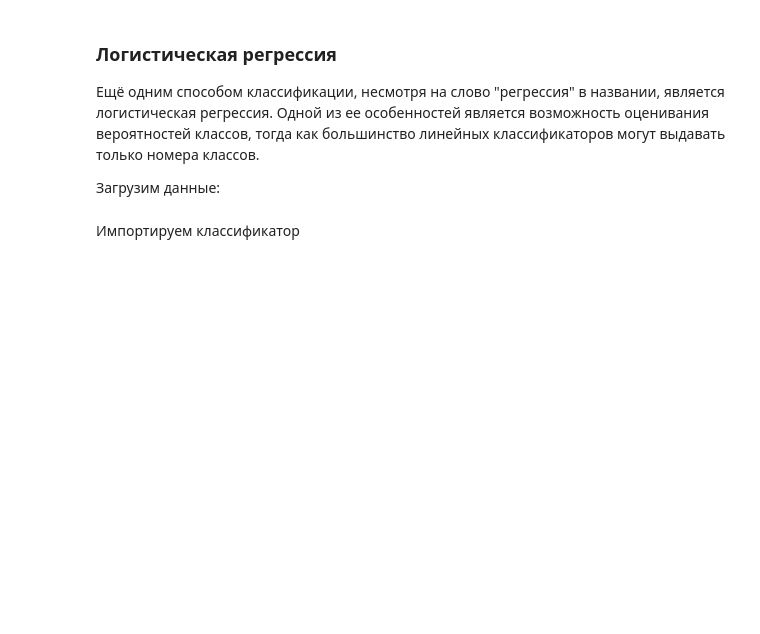
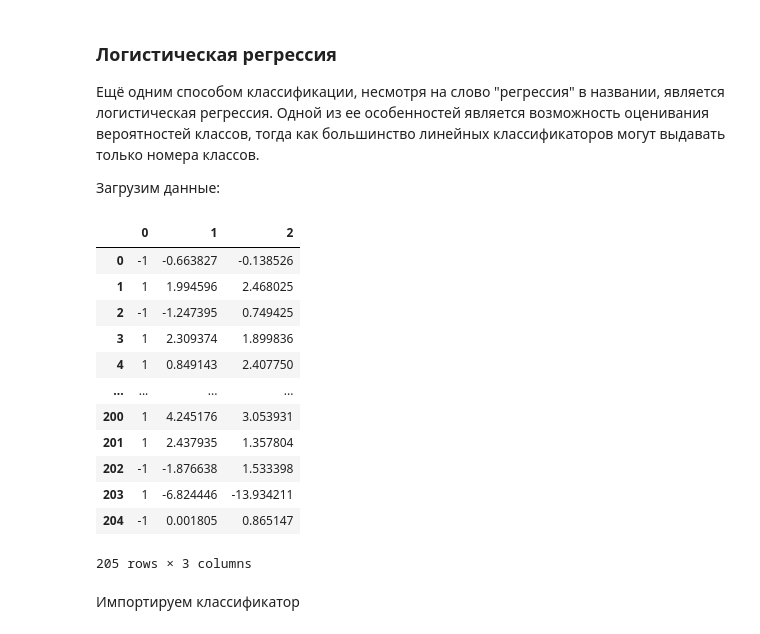
Before and after one commit to Andreyvag/programming-technologies-4, a Jupyter notebook: lab4.ipynb, the cells around one changed output. Saved outputs shown, nothing was run; the diff lists cells and outputs as text; code cells hidden in the pictures; blank space fills up the shorter version.

```diff
--- a/lab4.ipynb
+++ b/lab4.ipynb
@@ -363,8 +441,23 @@ gs.best_score_
 
 Загрузим данные:
 # %%
-data = pd.read_csv('datasets/data-logistic.csv', header=None)
+url='https://raw.githubusercontent.com/citrux/programming-technologies-4/main/datasets/data-logistic.csv'
+data = pd.read_csv(url, header=None)
 data
+# %% [output]
+|  | 0 | 1 | 2 |
+| 0 | -1 | -0.663827 | -0.138526 |
+| 1 | 1 | 1.994596 | 2.468025 |
+| 2 | -1 | -1.247395 | 0.749425 |
+| 3 | 1 | 2.309374 | 1.899836 |
+| 4 | 1 | 0.849143 | 2.407750 |
+| ... | ... | ... | ... |
+| 200 | 1 | 4.245176 | 3.053931 |
+| 201 | 1 | 2.437935 | 1.357804 |
+| 202 | -1 | -1.876638 | 1.533398 |
+| 203 | 1 | -6.824446 | -13.934211 |
+| 204 | -1 | 0.001805 | 0.865147 |
+205 rows × 3 columns
 # %% [markdown]
 Импортируем классификатор
 # %%
```
Also changed, not shown: parts of 40 cells of this notebook.
